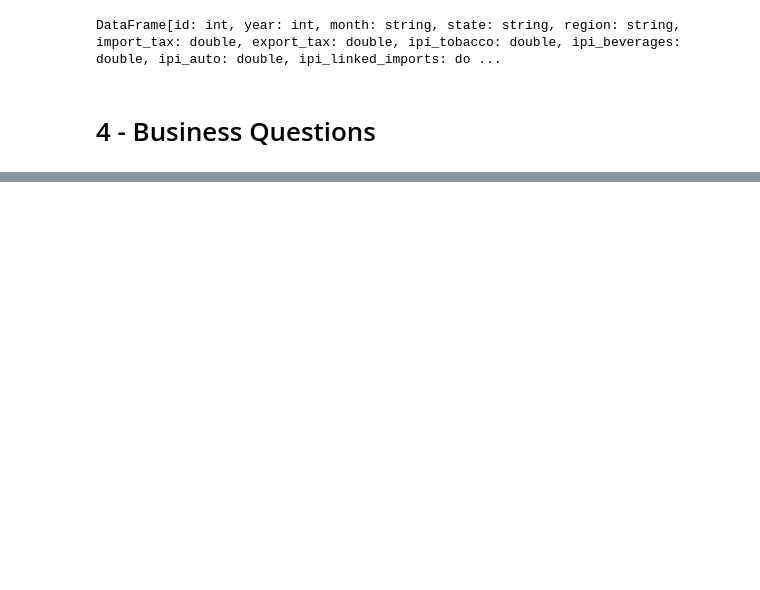
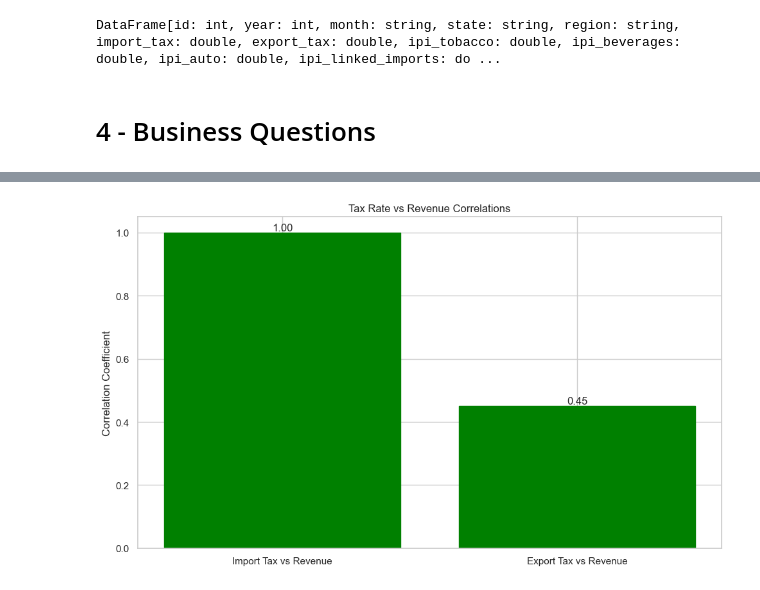
Before and after one commit to FredAlissonx/Revenue-By-State, a Jupyter notebook: data_analysis/analysis.ipynb, the cells around one changed output, grey strips where cells are left out. Saved outputs shown, nothing was run; the diff lists cells and outputs as text; code cells hidden in the pictures; blank space fills up the shorter version.

```diff
--- a/data_analysis/analysis.ipynb
+++ b/data_analysis/analysis.ipynb
@@ -100,0 +885,30 @@ DataFrame[id: int, year: int, month: string, state: string, region: string, impo
+# %%
+# 2. Visualization for correlation_df
+fig, ax = plt.subplots(figsize=(10, 6))
+
+correlations = [
+    correlation_pd['import_tax_revenue_correlation'].iloc[0],
+    correlation_pd['export_tax_revenue_correlation'].iloc[0]
+]
+
+bars = ax.bar(['Import Tax vs Revenue', 'Export Tax vs Revenue'], correlations)
+
+# Add value labels on top of bars
+for bar in bars:
+    height = bar.get_height()
+    ax.text(bar.get_x() + bar.get_width() / 2., height,
+            f'{height:.2f}',
+            ha='center', va='bottom')
+
+ax.set_title('Tax Rate vs Revenue Correlations')
+ax.set_ylabel('Correlation Coefficient')
+ax.axhline(y=0, color='black', linestyle='-', linewidth=0.5)
+
+# Add color based on correlation direction
+for bar, correlation in zip(bars, correlations):
+    bar.set_color('green' if correlation > 0 else 'red')
+
+plt.tight_layout()
+plt.show()
+# %% [output]
+[figure, added]
```
Also changed, not shown: parts of 68 cells of this notebook, 1 other file.
